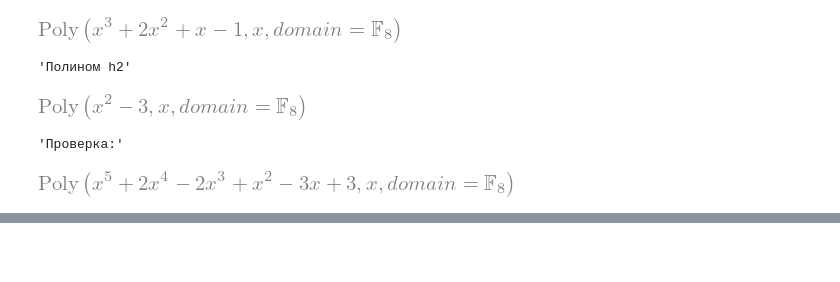
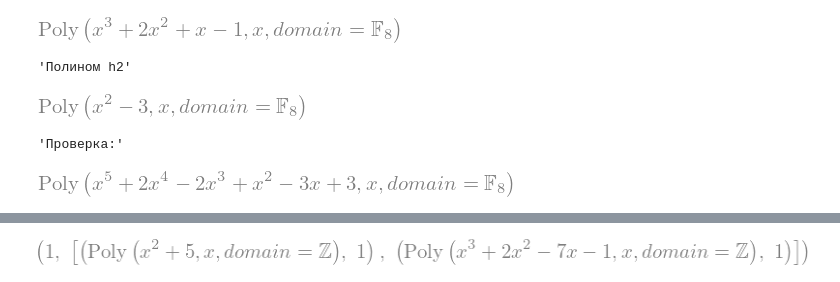
Before and after one commit to yummyKnight/Math5sem, a Jupyter notebook: genzel.ipynb, the cells around one changed output, grey strips where cells are left out. Cells and saved outputs as stored; diff of their text form; code cells hidden in the pictures; blank space fills up the shorter version.

```diff
--- a/genzel.ipynb
+++ b/genzel.ipynb
@@ -193,0 +279,4 @@ display(g_1*h_1)
+# %%
+factor_list(poly(x**5+2*x**4-2*x**3+9*x**2-35*x-5))
+# %% [output]
+[figure, added]
```
Also changed, not shown: parts of 6 cells of this notebook, 2 other files.
